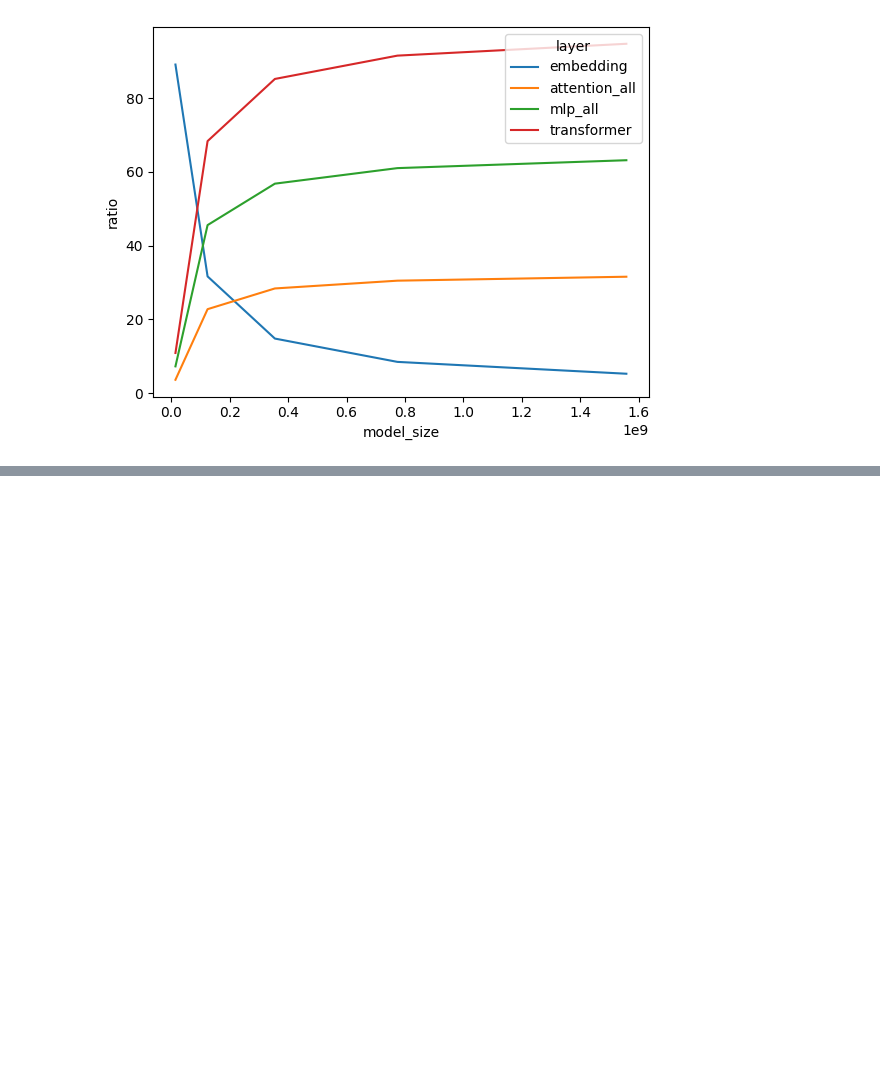
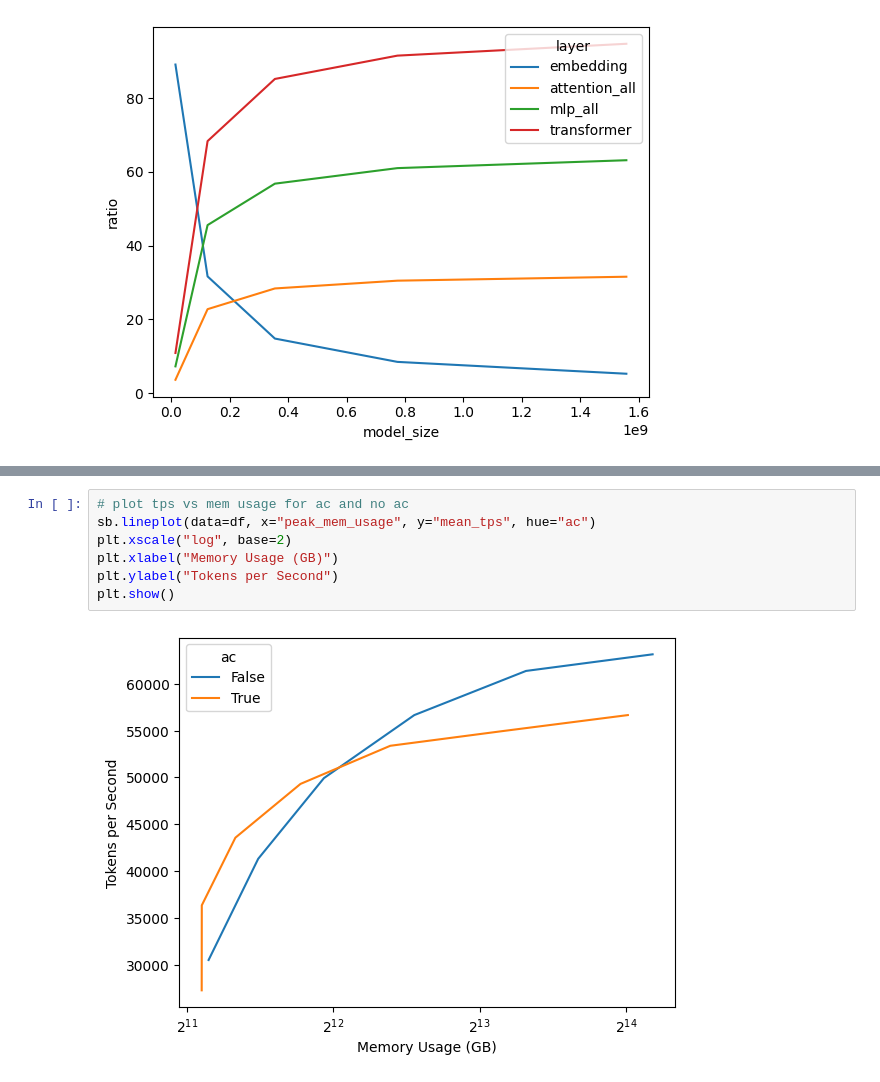
Before and after one commit to Jjschwartz/gollem, a Jupyter notebook: notebooks/activation_checkpointing.ipynb, the cells around one changed output, grey strips where cells are left out. Drawn from its saved outputs; the diff is of its cells as text; blank space fills up the shorter version.

```diff
--- a/notebooks/activation_checkpointing.ipynb
+++ b/notebooks/activation_checkpointing.ipynb
@@ -347,0 +433,9 @@ sb.lineplot(data=df, x="model_size", y="ratio", hue="layer")
+# %%
+# plot tps vs mem usage for ac and no ac
+sb.lineplot(data=df, x="peak_mem_usage", y="mean_tps", hue="ac")
+plt.xscale("log", base=2)
+plt.xlabel("Memory Usage (GB)")
+plt.ylabel("Tokens per Second")
+plt.show()
+# %% [output]
+[figure, added]
```
Also changed, not shown: parts of 7 cells of this notebook, 1 other file.
